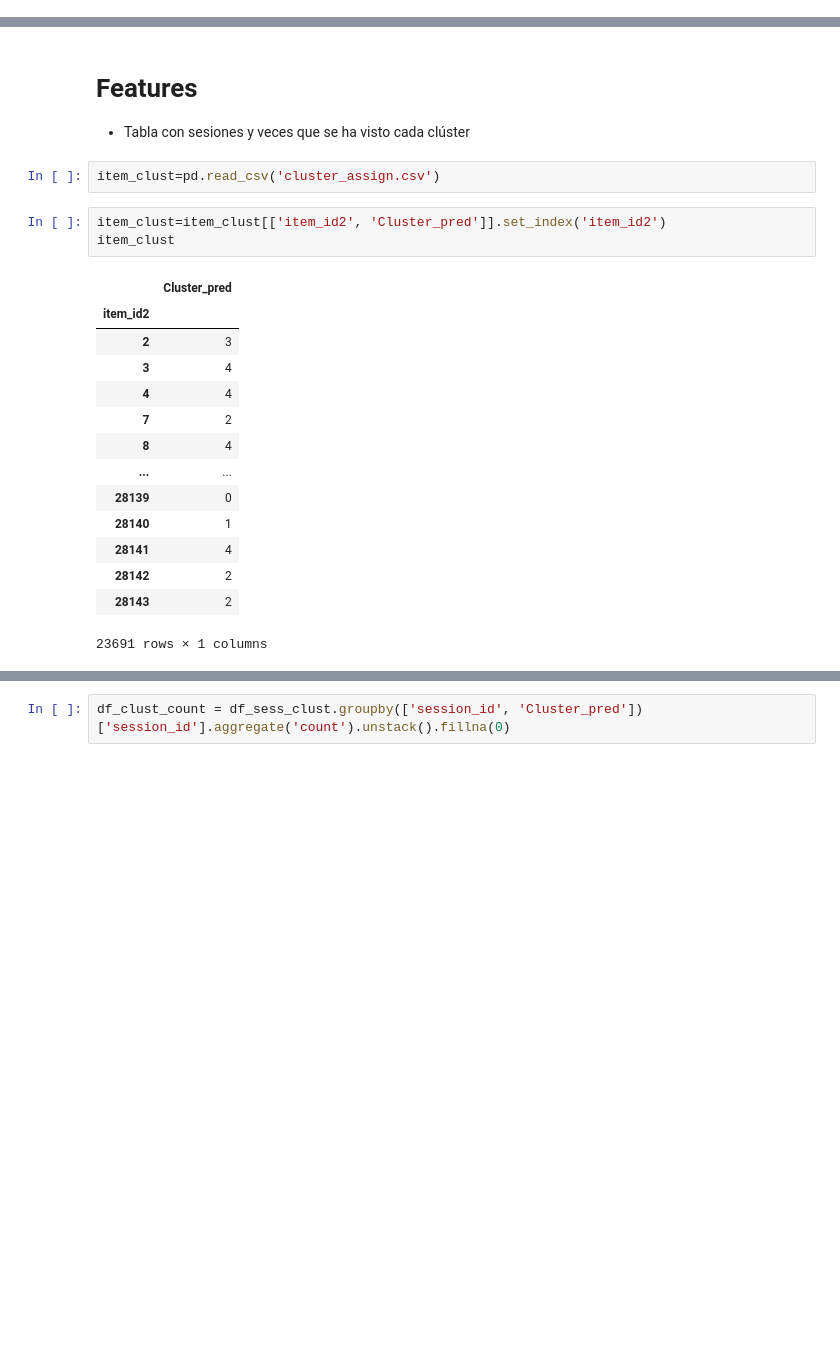
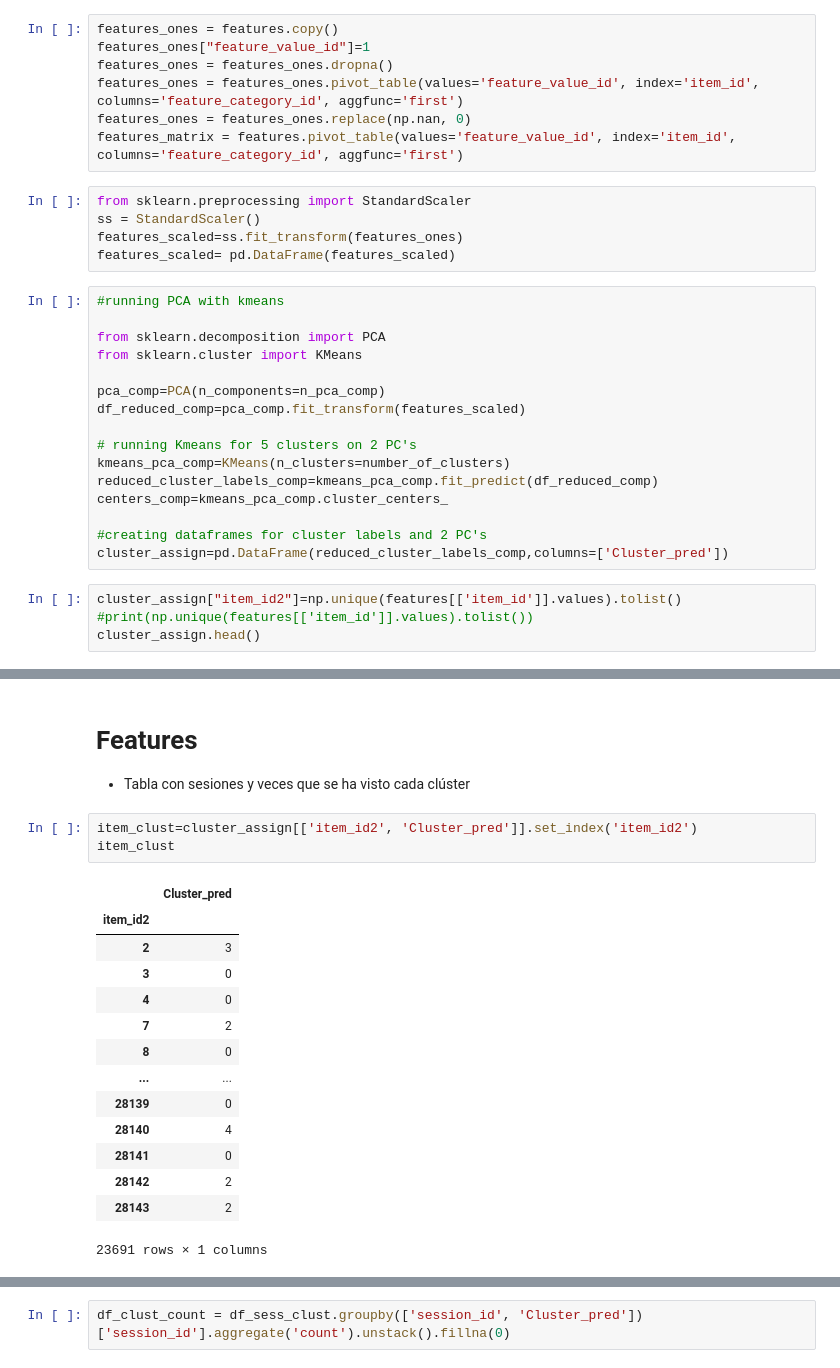
Before and after one commit to LucioBolatti/RecSys22-UB, a Jupyter notebook: ALL_Joan.ipynb, the cells around one changed output, grey strips where cells are left out. Cells and saved outputs as stored; diff of their text form; blank space fills up the shorter version.

```diff
--- a/ALL_Joan.ipynb
+++ b/ALL_Joan.ipynb
@@ -11,0 +19,32 @@ simplefilter(action='ignore', category=FutureWarning)
+# %%
+features_ones = features.copy()
+features_ones["feature_value_id"]=1
+features_ones = features_ones.dropna()
+features_ones = features_ones.pivot_table(values='feature_value_id', index='item_id', columns='feature_category_id', aggfunc='first')
+features_ones = features_ones.replace(np.nan, 0)
+features_matrix = features.pivot_table(values='feature_value_id', index='item_id', columns='feature_category_id', aggfunc='first')
+# %%
+from sklearn.preprocessing import StandardScaler
+ss = StandardScaler()
+features_scaled=ss.fit_transform(features_ones)
+features_scaled= pd.DataFrame(features_scaled)
+# %%
+#running PCA with kmeans
+
+from sklearn.decomposition import PCA
+from sklearn.cluster import KMeans
+
+pca_comp=PCA(n_components=n_pca_comp)
+df_reduced_comp=pca_comp.fit_transform(features_scaled)
+
+# running Kmeans for 5 clusters on 2 PC's
+kmeans_pca_comp=KMeans(n_clusters=number_of_clusters)
+reduced_cluster_labels_comp=kmeans_pca_comp.fit_predict(df_reduced_comp)
+centers_comp=kmeans_pca_comp.cluster_centers_
+
+#creating dataframes for cluster labels and 2 PC's
+cluster_assign=pd.DataFrame(reduced_cluster_labels_comp,columns=['Cluster_pred'])
+# %%
+cluster_assign["item_id2"]=np.unique(features[['item_id']].values).tolist()
+#print(np.unique(features[['item_id']].values).tolist())
+cluster_assign.head()
@@ -141,23 +187,21 @@ memory usage: 22.9 MB
 # %% [markdown]
 # Features
 - Tabla con sesiones y veces que se ha visto cada clúster
-# %%
-item_clust=pd.read_csv('cluster_assign.csv')
 # %%
-item_clust=item_clust[['item_id2', 'Cluster_pred']].set_index('item_id2')
+item_clust=cluster_assign[['item_id2', 'Cluster_pred']].set_index('item_id2')
 item_clust
 # %% [output]
 |  | Cluster_pred |
 | item_id2 |  |
 | 2 | 3 |
-| 3 | 4 |
-| 4 | 4 |
+| 3 | 0 |
+| 4 | 0 |
 | 7 | 2 |
-| 8 | 4 |
+| 8 | 0 |
 | ... | ... |
 | 28139 | 0 |
-| 28140 | 1 |
-| 28141 | 4 |
+| 28140 | 4 |
+| 28141 | 0 |
 | 28142 | 2 |
 | 28143 | 2 |
 23691 rows × 1 columns
```
Also changed, not shown: parts of 41 cells of this notebook.
